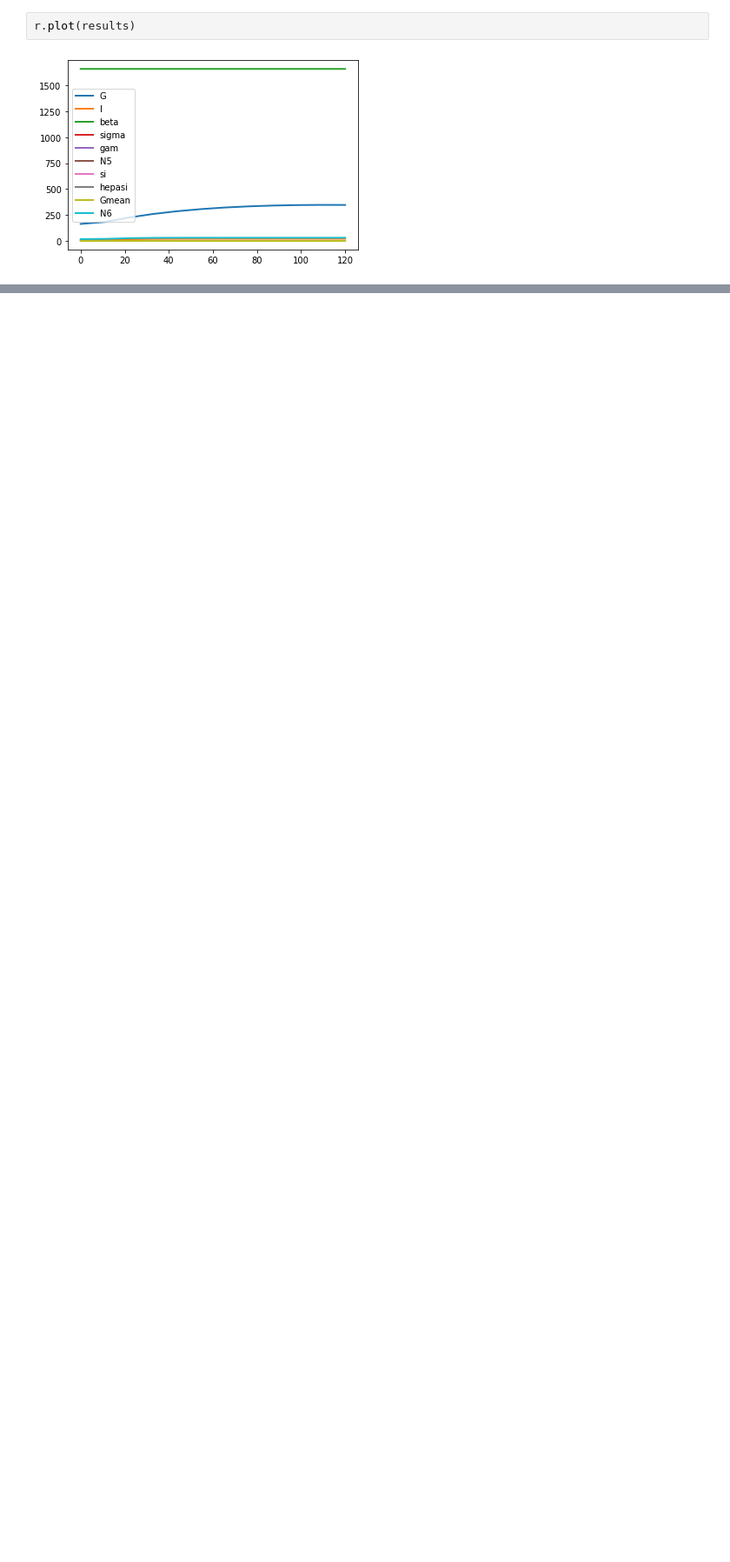
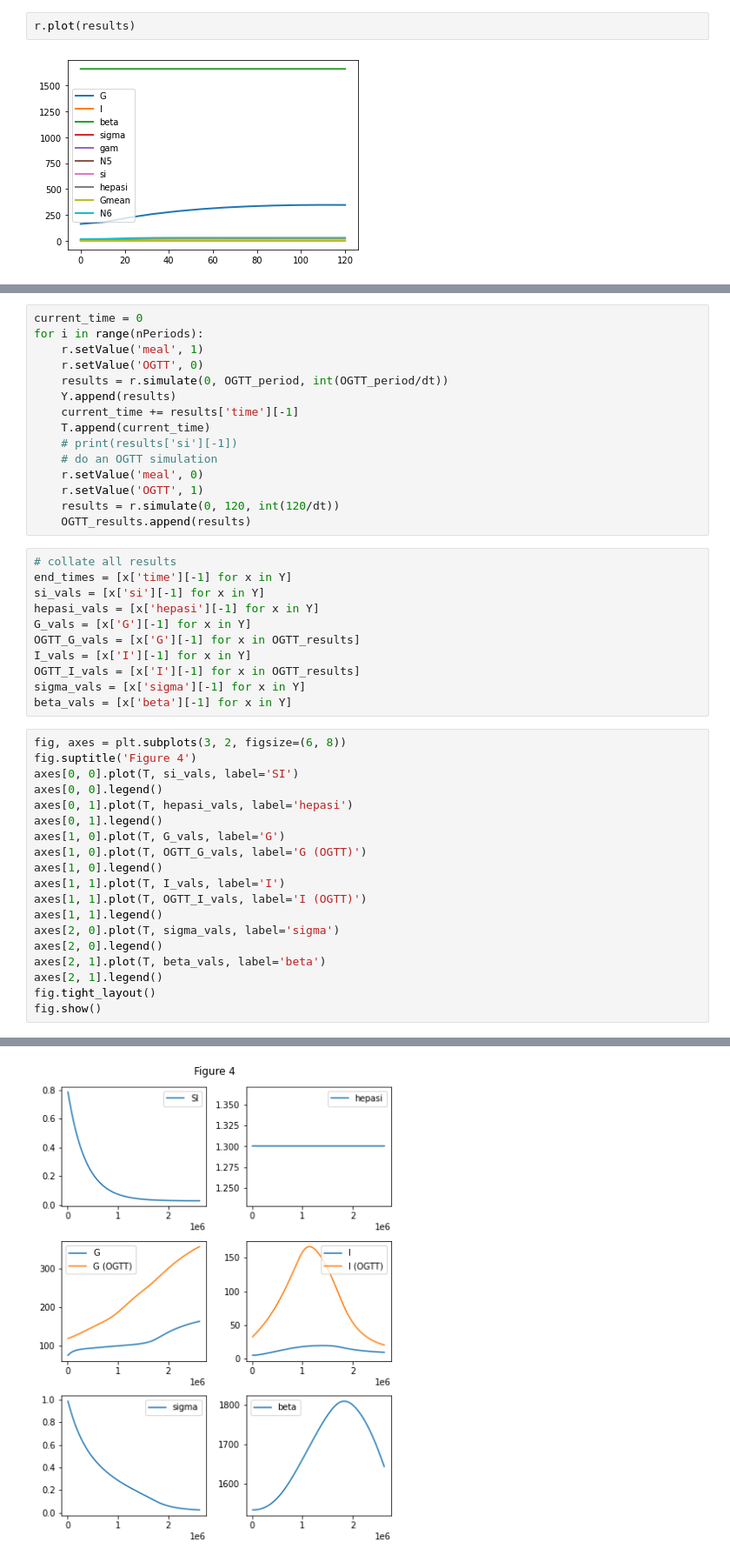
Before and after one commit to yjzhang/t2d_models, a Jupyter notebook: ha_2020.ipynb, the cells around one changed output, grey strips where cells are left out. Shown at 87% size. Saved outputs shown, nothing was run; the diff lists cells and outputs as text; blank space fills up the shorter version.

```diff
--- a/ha_2020.ipynb
+++ b/ha_2020.ipynb
@@ -308,0 +549,46 @@ Matplotlib is currently using module://matplotlib_inline.backend_inline, which i
+# %%
+current_time = 0
+for i in range(nPeriods):
+    r.setValue('meal', 1)
+    r.setValue('OGTT', 0)
+    results = r.simulate(0, OGTT_period, int(OGTT_period/dt))
+    Y.append(results)
+    current_time += results['time'][-1]
+    T.append(current_time)
+    # print(results['si'][-1])
+    # do an OGTT simulation
+    r.setValue('meal', 0)
+    r.setValue('OGTT', 1)
+    results = r.simulate(0, 120, int(120/dt))
+    OGTT_results.append(results)
+# %%
+# collate all results
+end_times = [x['time'][-1] for x in Y]
+si_vals = [x['si'][-1] for x in Y]
+hepasi_vals = [x['hepasi'][-1] for x in Y]
+G_vals = [x['G'][-1] for x in Y]
+OGTT_G_vals = [x['G'][-1] for x in OGTT_results]
+I_vals = [x['I'][-1] for x in Y]
+OGTT_I_vals = [x['I'][-1] for x in OGTT_results]
+sigma_vals = [x['sigma'][-1] for x in Y]
+beta_vals = [x['beta'][-1] for x in Y]
+# %%
+fig, axes = plt.subplots(3, 2, figsize=(6, 8))
+fig.suptitle('Figure 4')
+axes[0, 0].plot(T, si_vals, label='SI')
+axes[0, 0].legend()
+axes[0, 1].plot(T, hepasi_vals, label='hepasi')
+axes[0, 1].legend()
+axes[1, 0].plot(T, G_vals, label='G')
+axes[1, 0].plot(T, OGTT_G_vals, label='G (OGTT)')
+axes[1, 0].legend()
+axes[1, 1].plot(T, I_vals, label='I')
+axes[1, 1].plot(T, OGTT_I_vals, label='I (OGTT)')
+axes[1, 1].legend()
+axes[2, 0].plot(T, sigma_vals, label='sigma')
+axes[2, 0].legend()
+axes[2, 1].plot(T, beta_vals, label='beta')
+axes[2, 1].legend()
+fig.tight_layout()
+fig.show()
+# %% [output]
@@ -308,0 +596 @@ Matplotlib is currently using module://matplotlib_inline.backend_inline, which i
+[figure, added]
```
Also changed, not shown: parts of 19 cells of this notebook.
